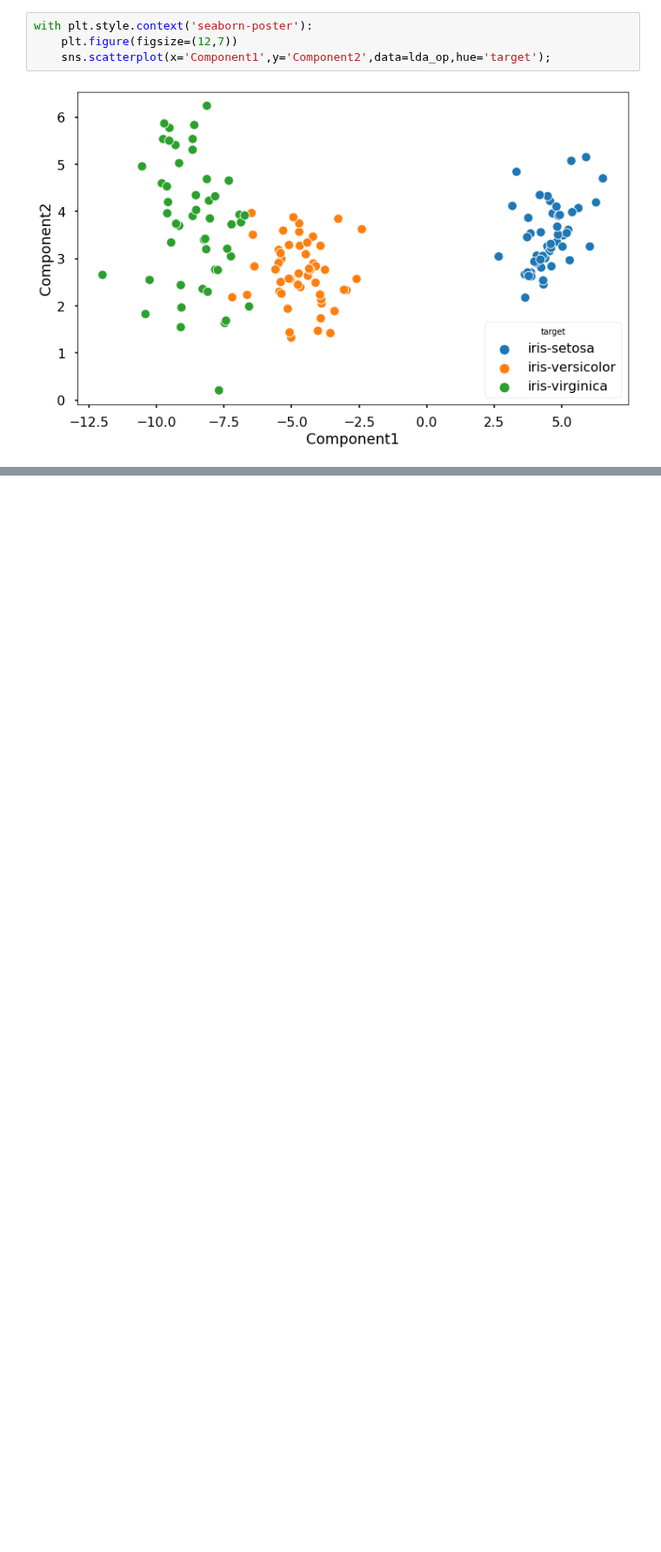
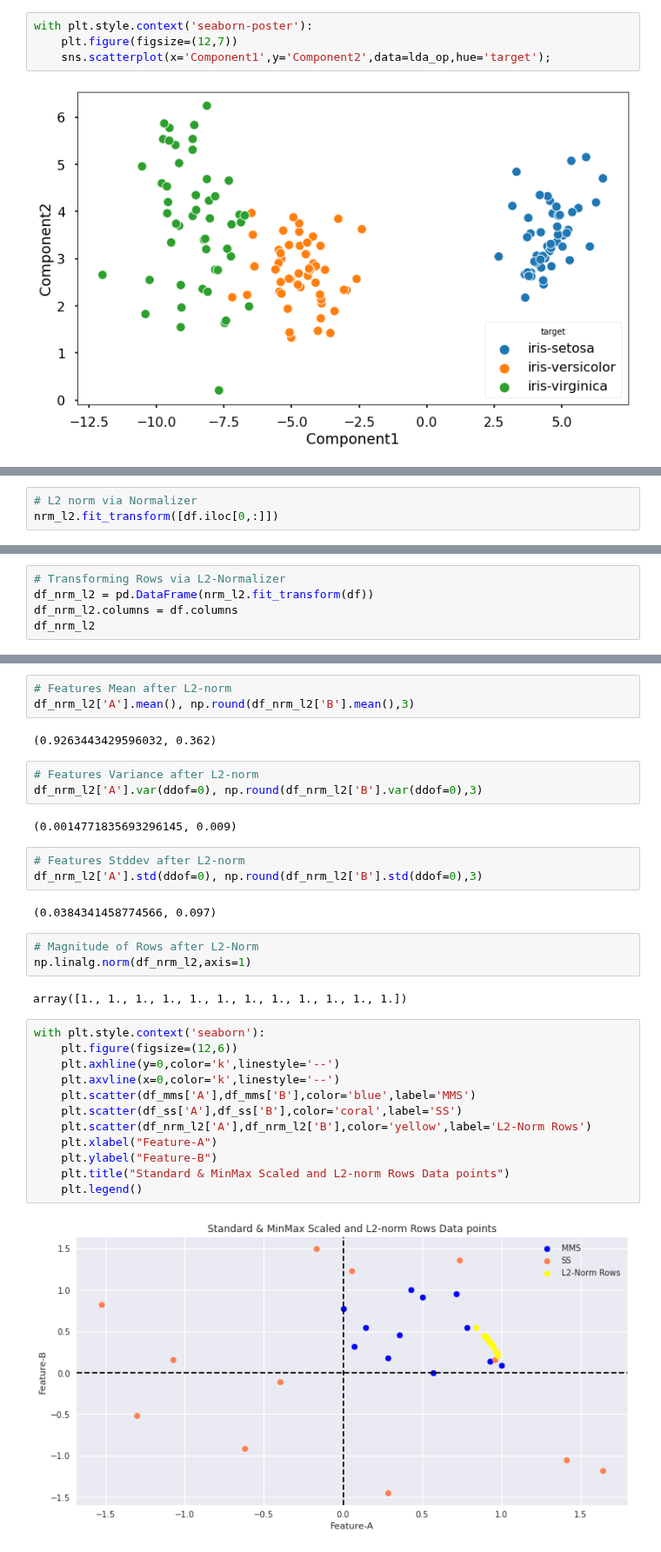
Before and after one commit to raj-shr-git/AAIC_Practice, a Jupyter notebook: MODULES/Module_2/Module_2_Dimensionality_Reduction/M2_PCA.ipynb, the cells around one changed output, grey strips where cells are left out. Shown at 87% size. Saved outputs shown, nothing was run; the diff lists cells and outputs as text; blank space fills up the shorter version.

```diff
--- a/MODULES/Module_2/Module_2_Dimensionality_Reduction/M2_PCA.ipynb
+++ b/MODULES/Module_2/Module_2_Dimensionality_Reduction/M2_PCA.ipynb
@@ -696,0 +928,3 @@ lda.classes_, lda.coef_, lda.covariance_,lda.explained_variance_ratio_,lda.means
+# %%
+# L2 norm via Normalizer
+nrm_l2.fit_transform([df.iloc[0,:]])
@@ -696,0 +940,5 @@ lda.classes_, lda.coef_, lda.covariance_,lda.explained_variance_ratio_,lda.means
+# %%
+# Transforming Rows via L2-Normalizer
+df_nrm_l2 = pd.DataFrame(nrm_l2.fit_transform(df))
+df_nrm_l2.columns = df.columns
+df_nrm_l2
@@ -696,0 +959,34 @@ lda.classes_, lda.coef_, lda.covariance_,lda.explained_variance_ratio_,lda.means
+# %%
+# Features Mean after L2-norm
+df_nrm_l2['A'].mean(), np.round(df_nrm_l2['B'].mean(),3)
+# %% [output]
+(0.9263443429596032, 0.362)
+# %%
+# Features Variance after L2-norm
+df_nrm_l2['A'].var(ddof=0), np.round(df_nrm_l2['B'].var(ddof=0),3)
+# %% [output]
+(0.0014771835693296145, 0.009)
+# %%
+# Features Stddev after L2-norm
+df_nrm_l2['A'].std(ddof=0), np.round(df_nrm_l2['B'].std(ddof=0),3)
+# %% [output]
+(0.0384341458774566, 0.097)
+# %%
+# Magnitude of Rows after L2-Norm
+np.linalg.norm(df_nrm_l2,axis=1)
+# %% [output]
+array([1., 1., 1., 1., 1., 1., 1., 1., 1., 1., 1., 1.])
+# %%
+with plt.style.context('seaborn'):
+    plt.figure(figsize=(12,6))
+    plt.axhline(y=0,color='k',linestyle='--')
+    plt.axvline(x=0,color='k',linestyle='--')
+    plt.scatter(df_mms['A'],df_mms['B'],color='blue',label='MMS')
+    plt.scatter(df_ss['A'],df_ss['B'],color='coral',label='SS')
+    plt.scatter(df_nrm_l2['A'],df_nrm_l2['B'],color='yellow',label='L2-Norm Rows')
+    plt.xlabel("Feature-A")
+    plt.ylabel("Feature-B")
+    plt.title("Standard & MinMax Scaled and L2-norm Rows Data points")
+    plt.legend()
+# %% [output]
+[figure, added]
```
Also changed, not shown: parts of 90 cells of this notebook, 4 other files.
